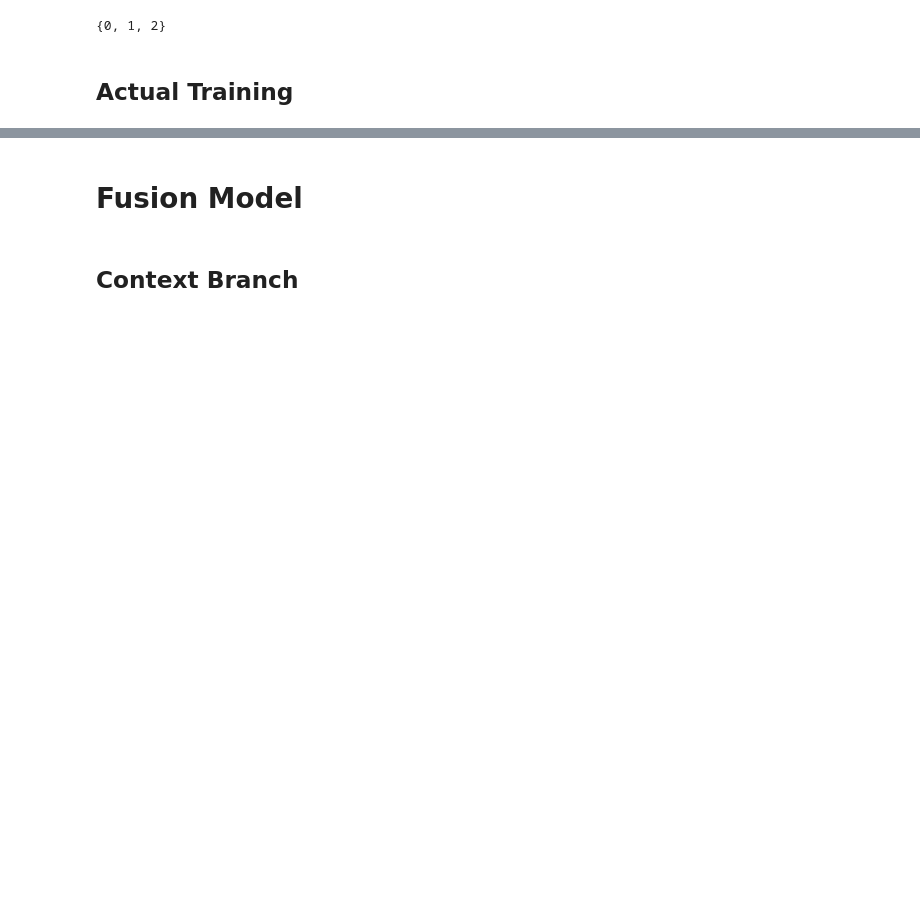
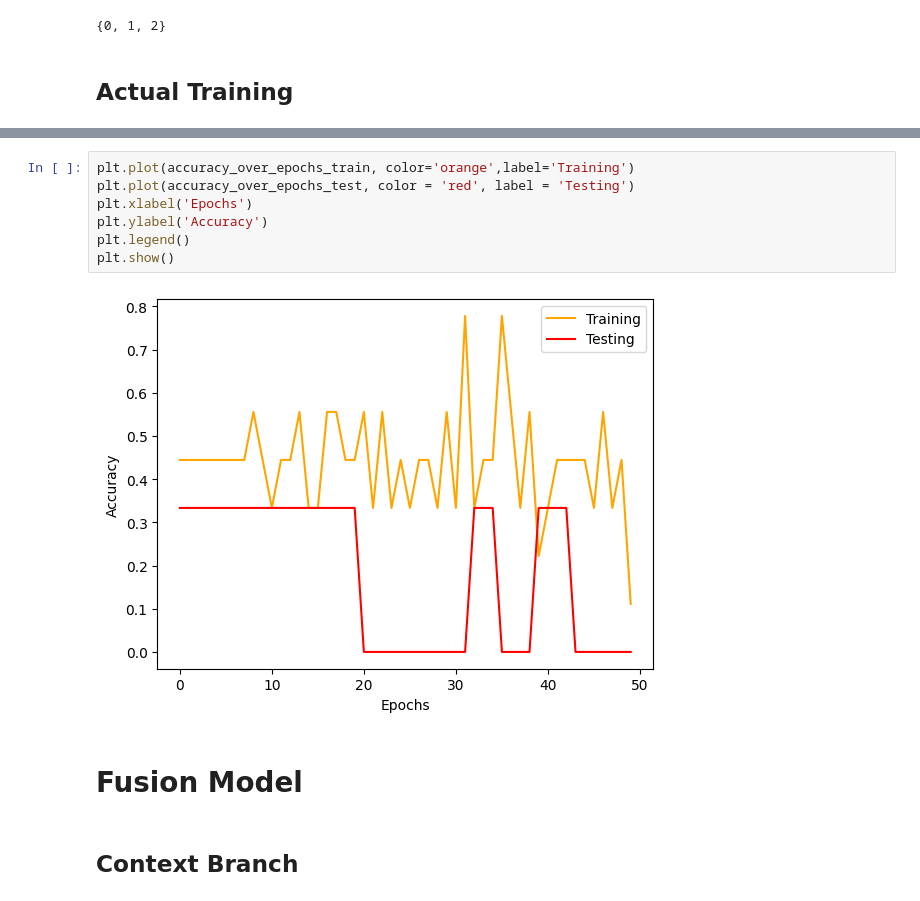
Before and after one commit to Christian-Stefan/Team-Internship, a Jupyter notebook: ContextModel.ipynb, the cells around one changed output, grey strips where cells are left out. Saved outputs shown, nothing was run; the diff lists cells and outputs as text; blank space fills up the shorter version.

Commit message:
<Added>Visual

```diff
--- a/ContextModel.ipynb
+++ b/ContextModel.ipynb
@@ -512,3 +544,12 @@ Len: 9 3
+# %%
+plt.plot(accuracy_over_epochs_train, color='orange',label='Training')
+plt.plot(accuracy_over_epochs_test, color = 'red', label = 'Testing')
+plt.xlabel('Epochs')
+plt.ylabel('Accuracy')
+plt.legend()
+plt.show()
+# %% [output]
+[figure, added]
 # %% [markdown]
 # Fusion Model
 # %% [markdown]
```
Also changed, not shown: parts of 1 cell of this notebook.
